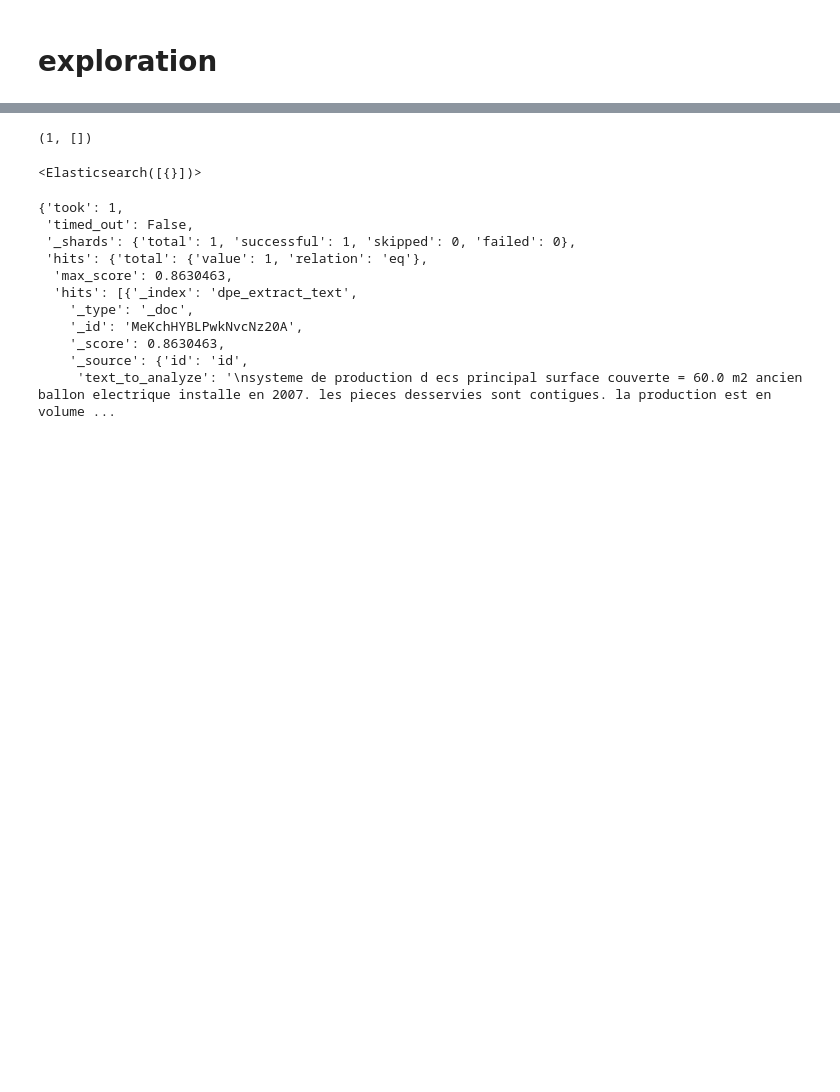
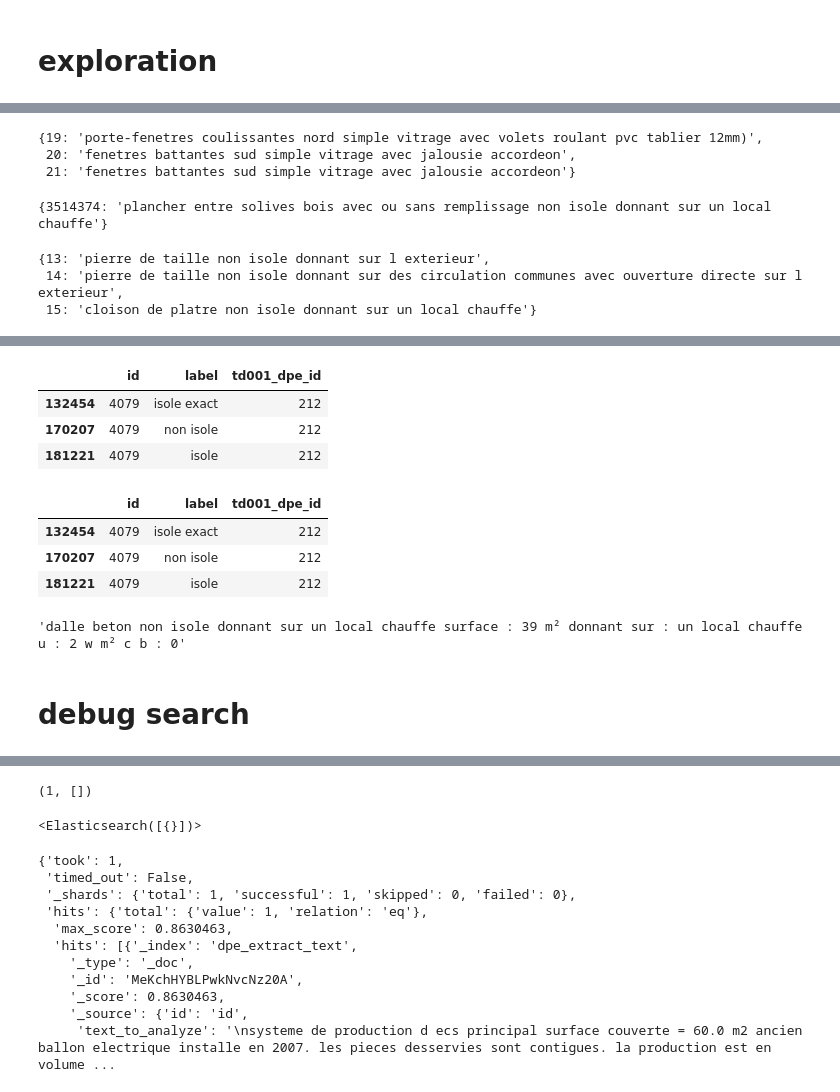
Before and after one commit to etalab/de-dpe-processing, a Jupyter notebook: data_processing_cstb/traitement_donnees_metier/dev pre 1948 elasticsearch-enveloppe.ipynb, the cells around one changed output, grey strips where cells are left out. Drawn from its saved outputs; the diff is of its cells as text; code cells hidden in the pictures; blank space fills up the shorter version.

```diff
--- a/data_processing_cstb/traitement_donnees_metier/dev pre 1948 elasticsearch-enveloppe.ipynb
+++ b/data_processing_cstb/traitement_donnees_metier/dev pre 1948 elasticsearch-enveloppe.ipynb
@@ -288,0 +462,3 @@ td005_mur.loc[td005_mur.id=='86640248'].valeur_renseignee.to_dict()
+# %%
+for k,v in env_dict_cols.items():
+    td001_env=td001_env.merge(env_compo_agg_dict[k][v],on='td001_dpe_id',how='left')
@@ -288,0 +499,2 @@ td005_mur.loc[td005_mur.id=='86640248'].valeur_renseignee.to_dict()
+# %%
+td001_env=rename_dpe_table_light(td001_env)
@@ -288,0 +729,17 @@ td005_mur.loc[td005_mur.id=='86640248'].valeur_renseignee.to_dict()
+# %%
+# libéllés des generateurs chauffage issues des données textes
+presence_climatisation_from_txt = pd.concat([presence_climatisation_desc[['label', 'td001_dpe_id']],
+                                 presence_climatisation_ft[['label', 'td001_dpe_id']]], axis=0)
+
+presence_climatisation_from_txt['label'] = pd.Categorical(presence_climatisation_from_txt.label,
+                                              categories=list(presence_climatisation_search_dict.keys()) + ['indetermine'],
+                                              ordered=True)
+
+presence_climatisation_from_txt = presence_climatisation_from_txt.sort_values(by=['td001_dpe_id', 'label'])
+
+presence_climatisation_from_txt = presence_climatisation_from_txt.drop_duplicates(subset=['td001_dpe_id'], keep='first')
+# suppression de la dénomination exact qui ne correpond qu'a une méthode de recherche plus rigide
+presence_climatisation_from_txt.label = presence_climatisation_from_txt.label.str.replace(' exact', '')
+
+td001_env=td001_env.merge(presence_climatisation_from_txt.rename(columns={"label":'presence_climatisation_txt'}),
+                          on='td001_dpe_id',how='left')
@@ -288,0 +748,14 @@ td005_mur.loc[td005_mur.id=='86640248'].valeur_renseignee.to_dict()
+# %%
+# libéllés des generateurs chauffage issues des données textes
+enr_from_txt = pd.concat([enr_desc[['label', 'td001_dpe_id']],
+                                 enr_ft[['label', 'td001_dpe_id']]], axis=0)
+enr_from_txt.label =enr_from_txt.label.replace('solaire thermique','solaire thermique (ecs)')
+enr_from_txt['label'] = pd.Categorical(enr_from_txt.label,
+                                              categories=list(enr_search_dict.keys()),
+                                              ordered=True)
+
+enr_from_txt = enr_from_txt.groupby('td001_dpe_id').label.apply(lambda x:' + '.join(sorted(list(set(x))))).to_frame('enr_txt')
+
+
+td001_env=td001_env.merge(enr_from_txt,
+                          on='td001_dpe_id',how='left')
@@ -289,3 +871,19 @@ td005_mur.loc[td005_mur.id=='86640248'].valeur_renseignee.to_dict()
+# %%
+td003_fen.loc[td003_fen.td001_dpe_id==id_].descriptif.to_dict()
+# %% [output]
+{19: 'porte-fenetres coulissantes nord simple vitrage avec volets roulant pvc tablier 12mm)',
+ 20: 'fenetres battantes sud simple vitrage avec jalousie accordeon',
+ 21: 'fenetres battantes sud simple vitrage avec jalousie accordeon'}
+# %%
+td003_pb.loc[td003_pb.td001_dpe_id==id_].descriptif.to_dict()
+# %% [output]
+{3514374: 'plancher entre solives bois avec ou sans remplissage non isole donnant sur un local chauffe'}
+# %%
+td003_mur.loc[td003_mur.td001_dpe_id==id_].descriptif.to_dict()
+# %% [output]
+{13: 'pierre de taille non isole donnant sur l exterieur',
+ 14: 'pierre de taille non isole donnant sur des circulation communes avec ouverture directe sur l exterieur',
+ 15: 'cloison de platre non isole donnant sur un local chauffe'}
 # %%
 is_=td005_mur.valeur_renseignee.str.contains(' bois')
 td005_mur.loc[is_,'valeur_renseignee'].to_dict()
@@ -315,0 +908,20 @@ toto="""
+# %%
+td001_env.groupby('pos_isol_ph').u_ph.describe()
+
+is_u = ~td001_env.u_ph.isnull()
+
+td001_env.loc[is_u&(td001_env.pos_isol_ph=='isole')][['td001_dpe_id','u_ph','pos_isol_ph']]
+
+isolation_ph_ft.loc[isolation_ph_ft.td001_dpe_id=='212']
+# %% [output]
+|  | id | label | td001_dpe_id |
+| 132454 | 4079 | isole exact | 212 |
+| 170207 | 4079 | non isole | 212 |
+| 181221 | 4079 | isole | 212 |
+# %%
+isolation_ph_ft.loc[isolation_ph_ft.td001_dpe_id=='212']
+# %% [output]
+|  | id | label | td001_dpe_id |
+| 132454 | 4079 | isole exact | 212 |
+| 170207 | 4079 | non isole | 212 |
+| 181221 | 4079 | isole | 212 |
@@ -315,0 +934,6 @@ toto="""
+# %%
+td005_ph.loc[td005_ph.td001_dpe_id=="212"].valeur_renseignee.iloc[0]
+# %% [output]
+'dalle beton non isole donnant sur un local chauffe surface : 39 m² donnant sur : un local chauffe u : 2 w m² c b : 0'
+# %% [markdown]
+# debug search
```
Also changed, not shown: parts of 92 cells of this notebook, 12 other files.
